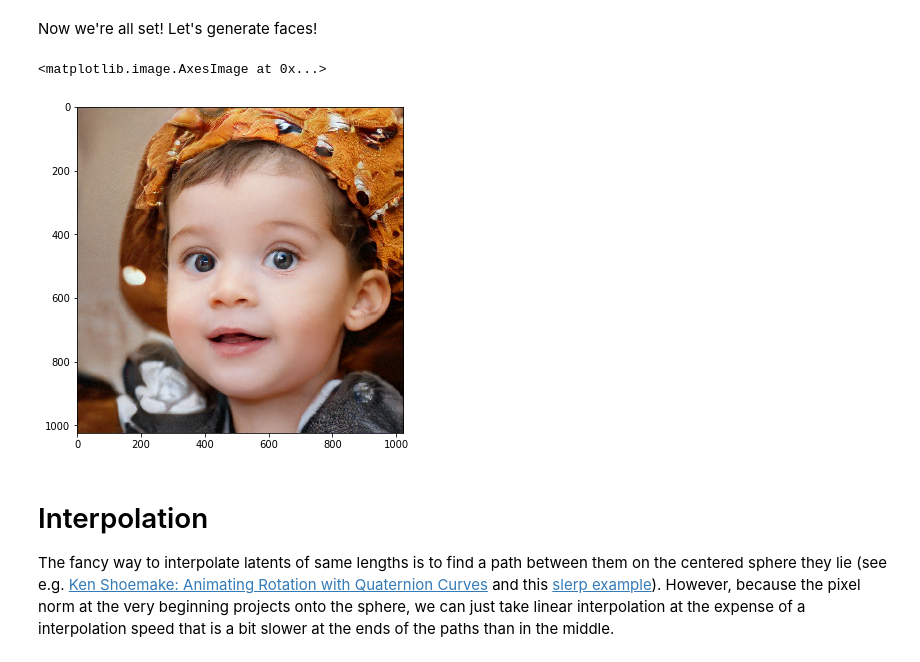
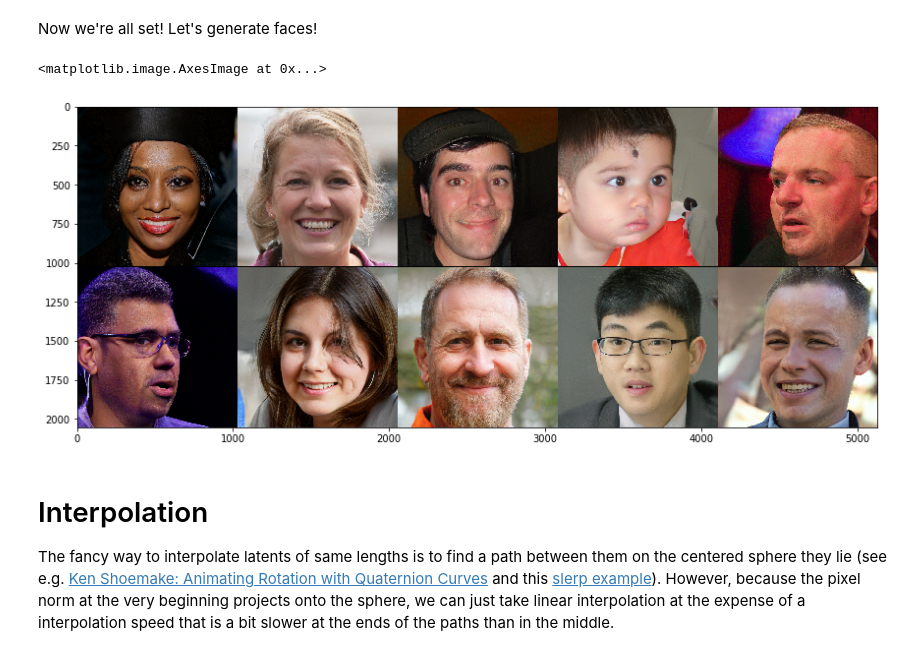
Before and after one commit to lernapparat/lernapparat, a Jupyter notebook: style_gan/pytorch_style_gan.ipynb, the cells around one changed output. Drawn from its saved outputs; the diff is of its cells as text; code cells hidden in the pictures.

```diff
--- a/style_gan/pytorch_style_gan.ipynb
+++ b/style_gan/pytorch_style_gan.ipynb
@@ -526,28 +524,28 @@ Now we're all set! Let's generate faces!
 # %%
 %matplotlib inline
 from matplotlib import pyplot
 import torchvision
 device = 'cuda:0' if torch.cuda.is_available() else 'cpu'
 g_all.eval()
 g_all.to(device)
 
-#torch.manual_seed(23)
-nb_rows = 1
-nb_cols = 1
+torch.manual_seed(20)
+nb_rows = 2
+nb_cols = 5
 nb_samples = nb_rows * nb_cols
 latents = torch.randn(nb_samples, 512, device=device)
 with torch.no_grad():
     imgs = g_all(latents)
     imgs = (imgs.clamp(-1, 1) + 1) / 2.0 # normalization to 0..1 range
 imgs = imgs.cpu()
 
 imgs = torchvision.utils.make_grid(imgs, nrow=nb_cols)
 
 pyplot.figure(figsize=(15, 6))
 pyplot.imshow(imgs.permute(1, 2, 0).detach().numpy())
 # %% [output]
 <matplotlib.image.AxesImage at 0x...>
-[figure, old version]
+[figure, new version]
 # %% [markdown]
 # Interpolation
 
```
Also changed, not shown: parts of 2 cells of this notebook.
